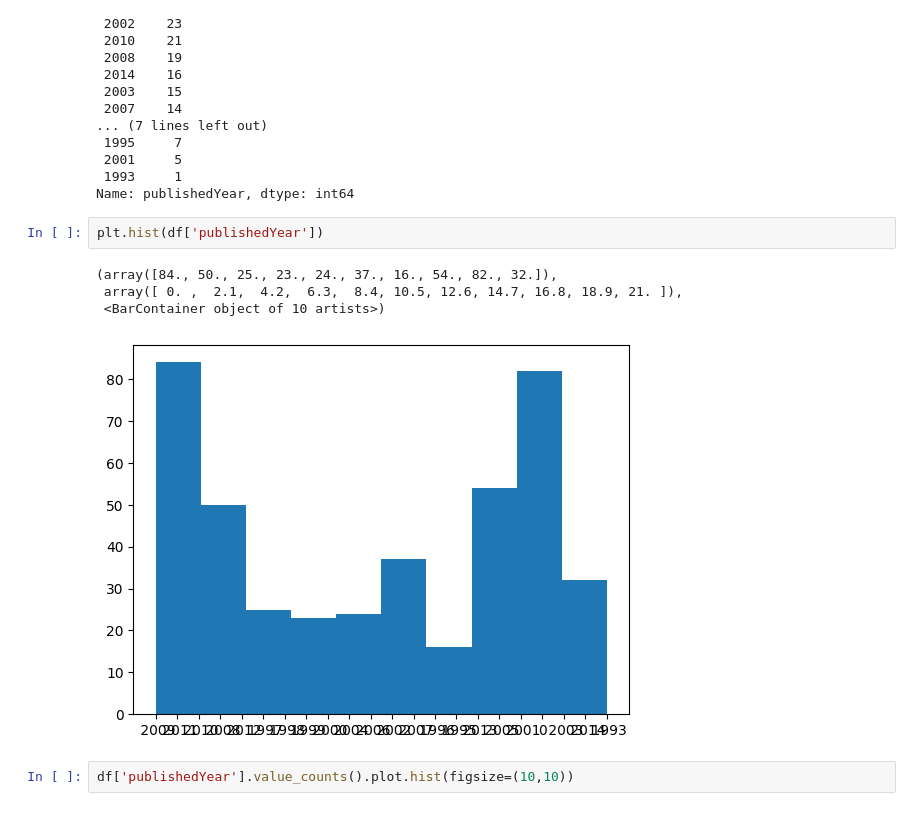
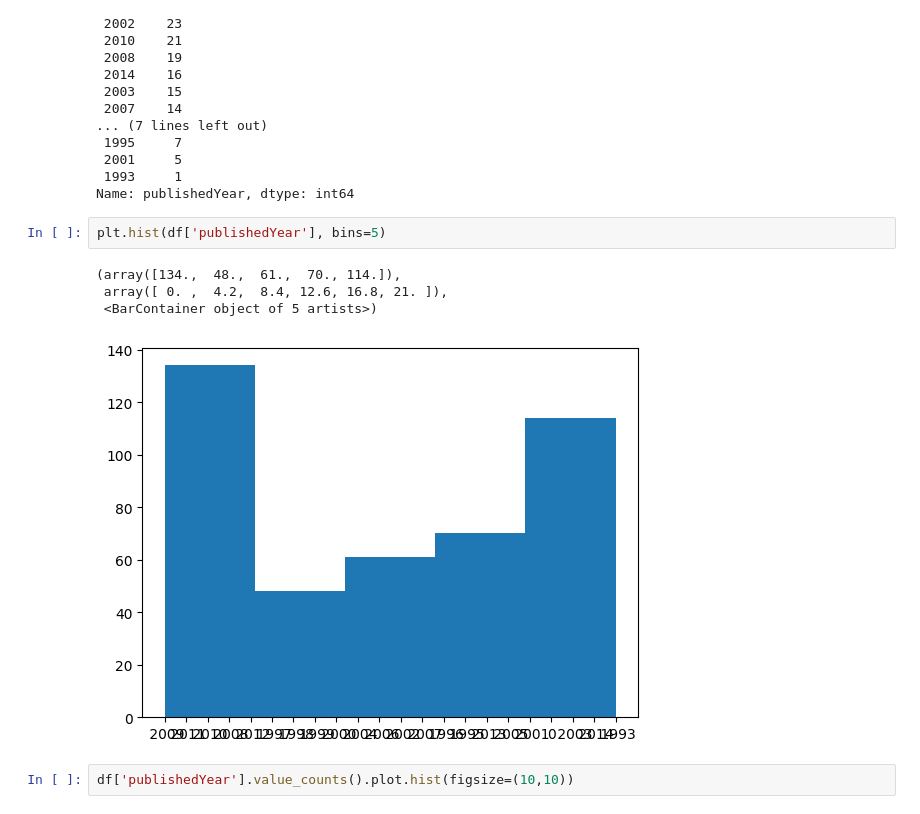
Before and after one commit to sujataprasad01/Books-JSON-data-for-scrapping-analysis, a Jupyter notebook: Project_4_Using_JSON_data_for_analysis.ipynb, the cells around one changed output. Saved outputs shown, nothing was run; the diff lists cells and outputs as text.

```diff
--- a/Project_4_Using_JSON_data_for_analysis.ipynb
+++ b/Project_4_Using_JSON_data_for_analysis.ipynb
@@ -1199,12 +1199,12 @@ df['publishedYear'].value_counts()
  1993     1
 Name: publishedYear, dtype: int64
 # %%
-plt.hist(df['publishedYear'])
+plt.hist(df['publishedYear'], bins=5)
 # %% [output]
-(array([84., 50., 25., 23., 24., 37., 16., 54., 82., 32.]),
- array([ 0. ,  2.1,  4.2,  6.3,  8.4, 10.5, 12.6, 14.7, 16.8, 18.9, 21. ]),
- <BarContainer object of 10 artists>)
+(array([134.,  48.,  61.,  70., 114.]),
+ array([ 0. ,  4.2,  8.4, 12.6, 16.8, 21. ]),
+ <BarContainer object of 5 artists>)
-[figure, old version]
+[figure, new version]
 # %%
 df['publishedYear'].value_counts().plot.hist(figsize=(10,10))
 # %% [output]
```
Also changed, not shown: parts of 10 cells of this notebook.
